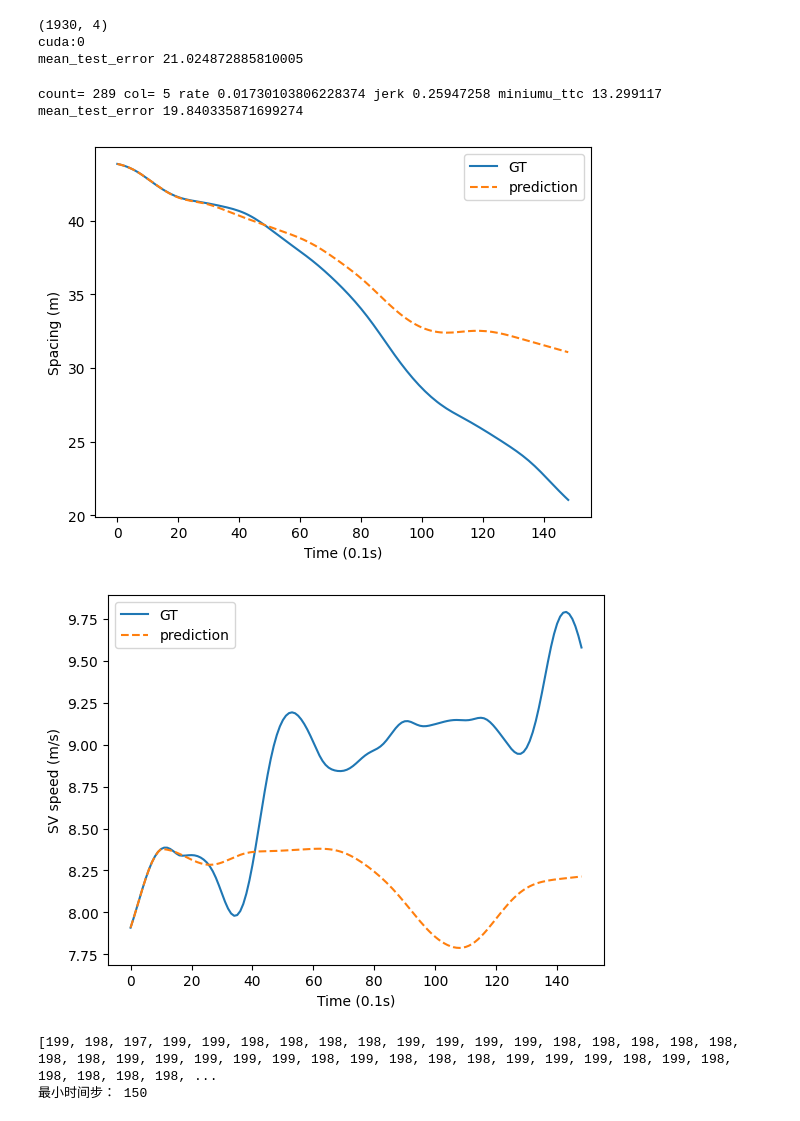
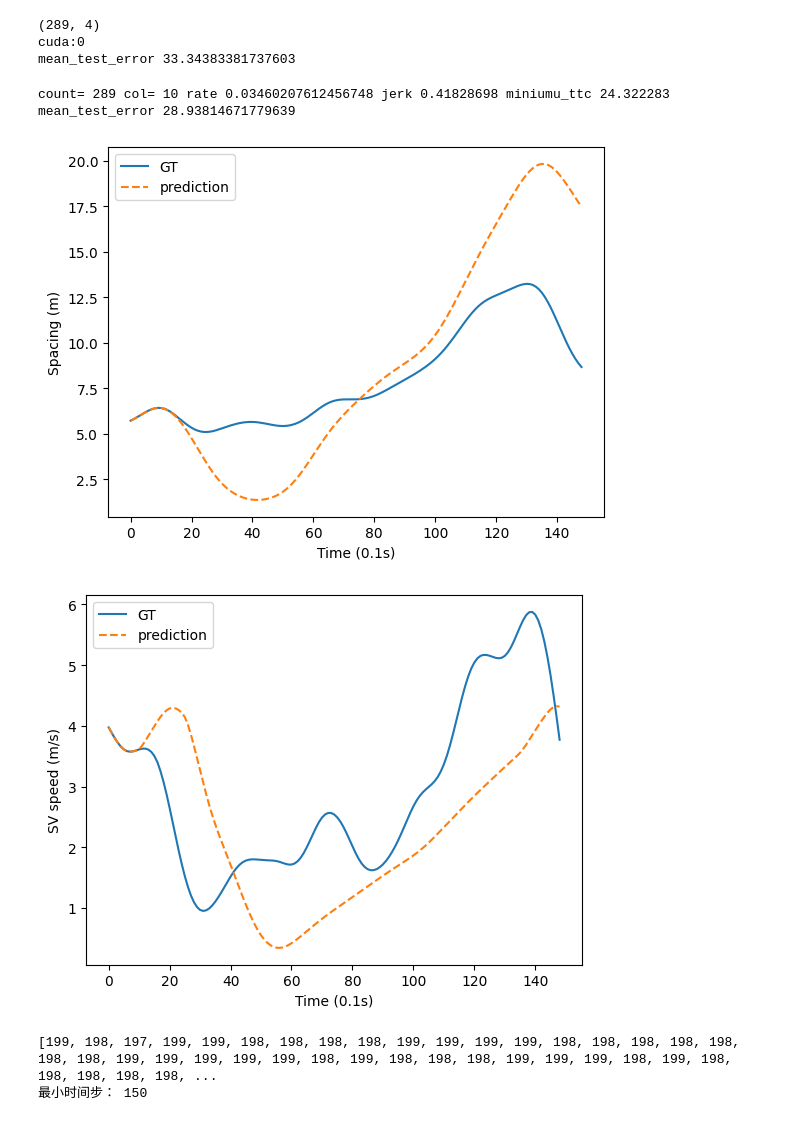
Before and after one commit to ZjGDP/follow_car_datasets, a Jupyter notebook: notebookaa4b36b096.ipynb, the cells around one changed output. Cells and saved outputs as stored; diff of their text form; code cells hidden in the pictures.

Commit message:
Kaggle Notebook | notebookaa4b36b096 | Version 6

```diff
--- a/notebookaa4b36b096.ipynb
+++ b/notebookaa4b36b096.ipynb
@@ -598,11 +602,11 @@ NGSIM_data = np.load('/kaggle/input/follow-car-datasets/data/NGSIM_I_80_car_fol_
 SPMD_DAS1_data = np.load('/kaggle/input/follow-car-datasets/data/SPMD_das1_car_fol_event_set.npy', allow_pickle=True)
 SPMD_DAS2_data = np.load('/kaggle/input/follow-car-datasets/data/SPMD_das2_car_fol_event_set.npy', allow_pickle=True)
 waymo_data = np.load('/kaggle/input/follow-car-datasets/data/waymo_filter_carfo_info_150.npy', allow_pickle=True)
-car_following_data = NGSIM_data
+# car_following_data = NGSIM_data
 # the data shape format (number of car following event, 4 dimension data, lenth of each dimension)数据形状格式（跟车事件的车辆数、4 维数据、各维数据的长度）
 # 4 dimension data= [spacing, subject_vehicle_speed, relative_speed, leading_vehicle_speed]4 维数据= [车距、后车车速、相对车速、前车车速］
 # print(car_following_data)
-print(car_following_data.shape)   # (12541, 4, 375)
+# print(car_following_data.shape)   # (12541, 4, 375)
 
 # # 除HighD的数据集需要进行连接
 # def car_stack(data):
@@ -720,6 +724,9 @@ class lstm_model(nn.Module):
         # out = torch.tanh(out) * ACC_LIMIT
         return out
 
+HighD_test = np.load('/kaggle/input/follow-car-datasets/data/HighD_test_data.npy', allow_pickle=True)
+HighD_train = np.load('/kaggle/input/follow-car-datasets/data/HighD_train_data.npy', allow_pickle=True)
+HighD_val = np.load('/kaggle/input/follow-car-datasets/data/HighD_val_data.npy', allow_pickle=True)
 Lyft_test = np.load('/kaggle/input/follow-car-datasets/data/Lyft_test_data.npy', allow_pickle=True)
 Lyft_train = np.load('/kaggle/input/follow-car-datasets/data/Lyft_train_data.npy', allow_pickle=True)
 Lyft_val = np.load('/kaggle/input/follow-car-datasets/data/Lyft_val_data.npy', allow_pickle=True)
@@ -727,7 +734,6 @@ NGSIM_test = np.load('/kaggle/input/follow-car-datasets/data/NGSIM_I_80_test_dat
 NGSIM_train = np.load('/kaggle/input/follow-car-datasets/data/NGSIM_I_80_train_data.npy', allow_pickle=True)
 NGSIM_val = np.load('/kaggle/input/follow-car-datasets/data/NGSIM_I_80_val_data.npy', allow_pickle=True)
 
-# Train
 # 获取划分数据集
 # (8779,4,375)，(1881,4,375)，(1881,4,375)
 # train_data, test_data, val_data = split_train(car_following_data,0.15,0.15)
@@ -735,12 +741,13 @@ NGSIM_val = np.load('/kaggle/input/follow-car-datasets/data/NGSIM_I_80_val_data.
 train_data = NGSIM_train
 test_data = NGSIM_test
 val_data = NGSIM_val
-dataset = 'NGSIM'
+print(test_data.shape)
+dataset = 'HighD'
 model_type = 'lstm'
 batch_size = 32
 total_epochs = 20
 # 创建训练集 DataLoader
-train_dataset = ImitationCarFolData(split = 'train')
+train_dataset = ImitationCarFolData(split = 'train', max_len = max_len)
 train_loader = DataLoader(
         train_dataset,
         batch_size=batch_size,
@@ -748,7 +755,7 @@ train_loader = DataLoader(
         num_workers=1,
         drop_last=True)
 # 创建验证集 DataLoader
-validation_dataset = ImitationCarFolData(split = 'validation')
+validation_dataset = ImitationCarFolData(split = 'validation', max_len = max_len)
 validation_loader = DataLoader(
         validation_dataset ,
         batch_size=batch_size,
@@ -756,11 +763,11 @@ validation_loader = DataLoader(
         num_workers=1,
         drop_last=True)
 # 创建测试集 DataLoader
-test_dataset = ImitationCarFolData(split = 'test')
+test_dataset = ImitationCarFolData(split = 'test', max_len = max_len)
 test_loader = DataLoader(
         test_dataset,
         batch_size=batch_size,
-        shuffle=True,
+        shuffle=False,
         num_workers=1,
         drop_last=True)
 
@@ -874,11 +881,11 @@ plt.ylabel('SV speed (m/s)')
 # for test
 # 创建测试集 DataLoader
 batch_size = 1
-test_dataset = ImitationCarFolData(split = 'test')
+test_dataset = ImitationCarFolData(split = 'test', max_len = max_len)
 test_loader = DataLoader(
         test_dataset,
         batch_size=batch_size,
-        shuffle=True,
+        shuffle=False,
         num_workers=1,
         drop_last=True)
 # 记录跟车事件数和发生碰撞事件数
@@ -962,39 +969,39 @@ for i, item in tqdm(enumerate(test_loader)):
     #     continue
     TTC_single = torch.tensor(TTC_single).cuda().cpu().numpy()
     TTC_single = [x for x in TTC_single if x >= 0]
     if len(TTC_single) > 0:
         minimum_ttc, _ = calculate_safety(TTC_single)
         minimum_ttc_set.append(minimum_ttc)
 
     # Calculating spacing error for the closed-loop simulation
     # 预测车距
     spacing_pre = x_data[..., 0]
     # 真实车距
     spacing_obs = x_data_orig[..., 0]
 
     # plt.plot(np.array(spacing_obs.cpu()), label = 'GT')
     # plt.plot(np.array(spacing_pre.cpu()), '--', label = 'Prediction')
     # plt.legend()
     # plt.xlabel(f'Time ({Ts}s)');
     # plt.ylabel('Spacing (m)');
     # plt.show()
     error = criterion(spacing_pre[:(frame+1)], spacing_obs[:(frame+1)]).item()
     error_list.append(error)
 
     jerk_set.append(jerk)
 # 输出指标
 print("count=",count,"col=",col,"rate",col/count,"jerk", np.mean(jerk_set), "miniumu_ttc", np.mean(minimum_ttc_set))
 model.train()
 mean_test_error = np.mean(error_list)
 print('mean_test_error',mean_test_error)
 # %% [output]
-(1930, 4)
+(289, 4)
 cuda:0
-mean_test_error 21.024872885810005
+mean_test_error 33.34383381737603
-count= 289 col= 5 rate 0.01730103806228374 jerk 0.25947258 miniumu_ttc 13.299117
-mean_test_error 19.840335871699274
+count= 289 col= 10 rate 0.03460207612456748 jerk 0.41828698 miniumu_ttc 24.322283
+mean_test_error 28.93814671779639
-[figure, old version]
+[figure, new version]
-[figure, old version]
+[figure, new version]
 # %%
 from torch import nn, optim
 import torch
```
Also changed, not shown: parts of 3 cells of this notebook.
